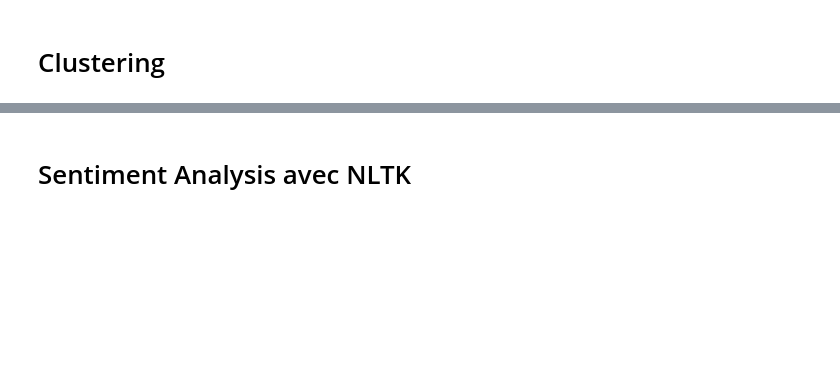
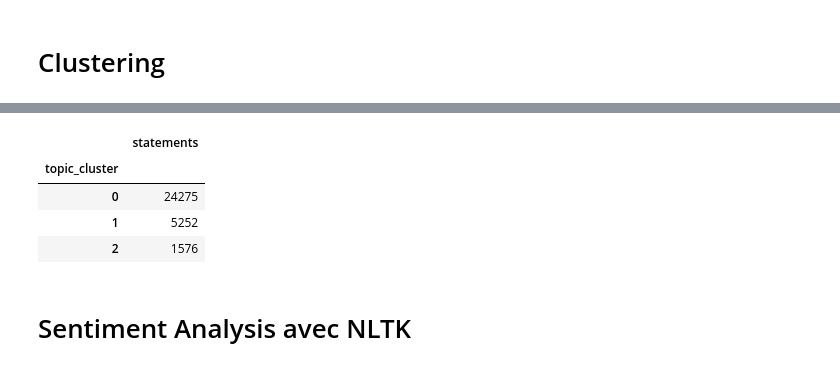
Before and after one commit to nastoo/datascience, a Jupyter notebook: TP_V2.ipynb, the cells around one changed output, grey strips where cells are left out. Cells and saved outputs as stored; diff of their text form; code cells hidden in the pictures; blank space fills up the shorter version.

```diff
--- a/TP_V2.ipynb
+++ b/TP_V2.ipynb
@@ -505,3 +680,15 @@ plt.show()
+# %%
+# Vérification de la répartition par cluster
+X_train = df['text']
+y_km = kmeans.fit_predict(reduced_tfidf)
+df_km = pd.DataFrame({'statements' :X_train, 'topic_cluster' :y_km })
+df_km.groupby('topic_cluster').count()
+# %% [output]
+|  | statements |
+| topic_cluster |  |
+| 0 | 24275 |
+| 1 | 5252 |
+| 2 | 1576 |
 # %% [markdown]
 # Sentiment Analysis avec NLTK
 # %%
```
Also changed, not shown: parts of 30 cells of this notebook, 2 other files.
